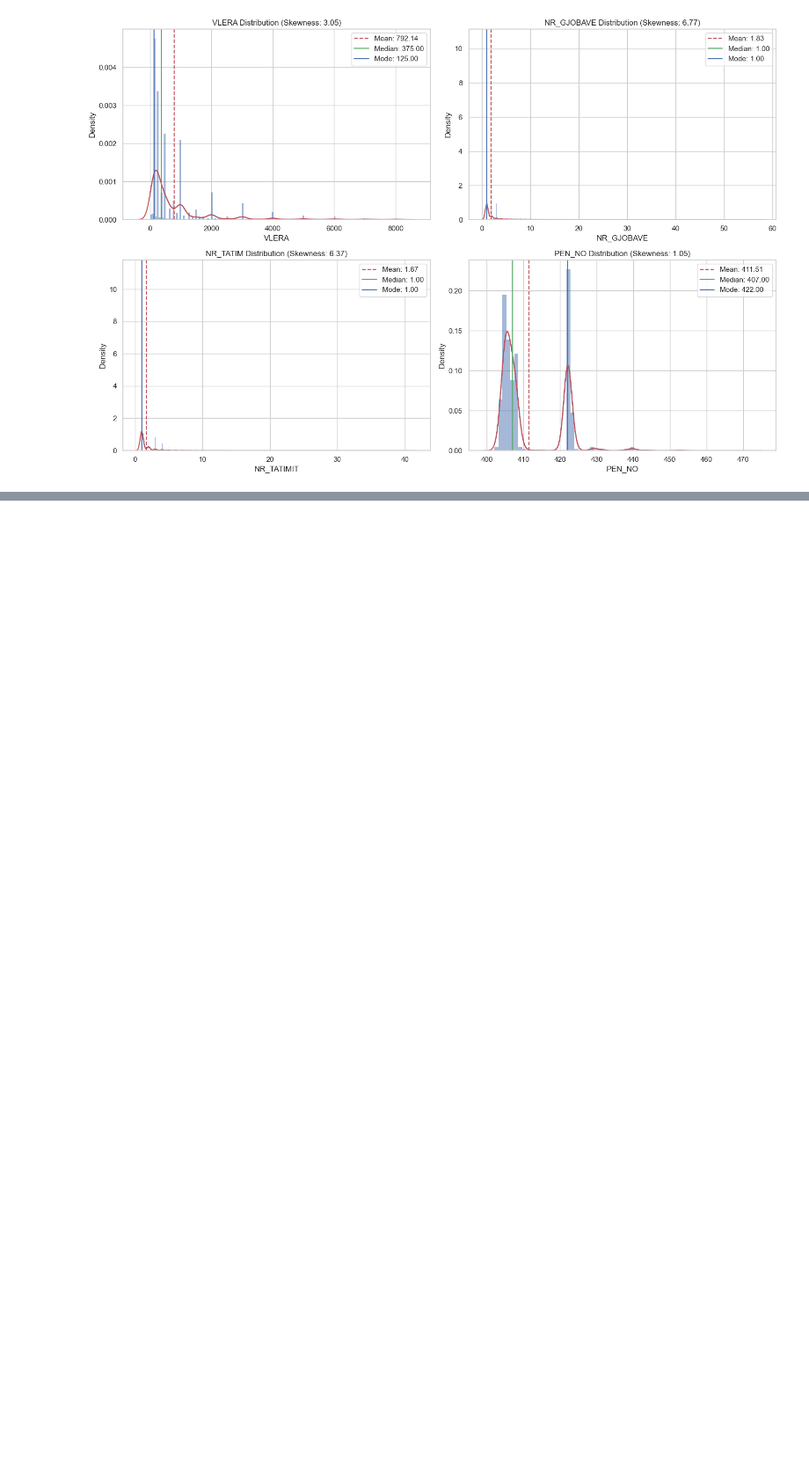
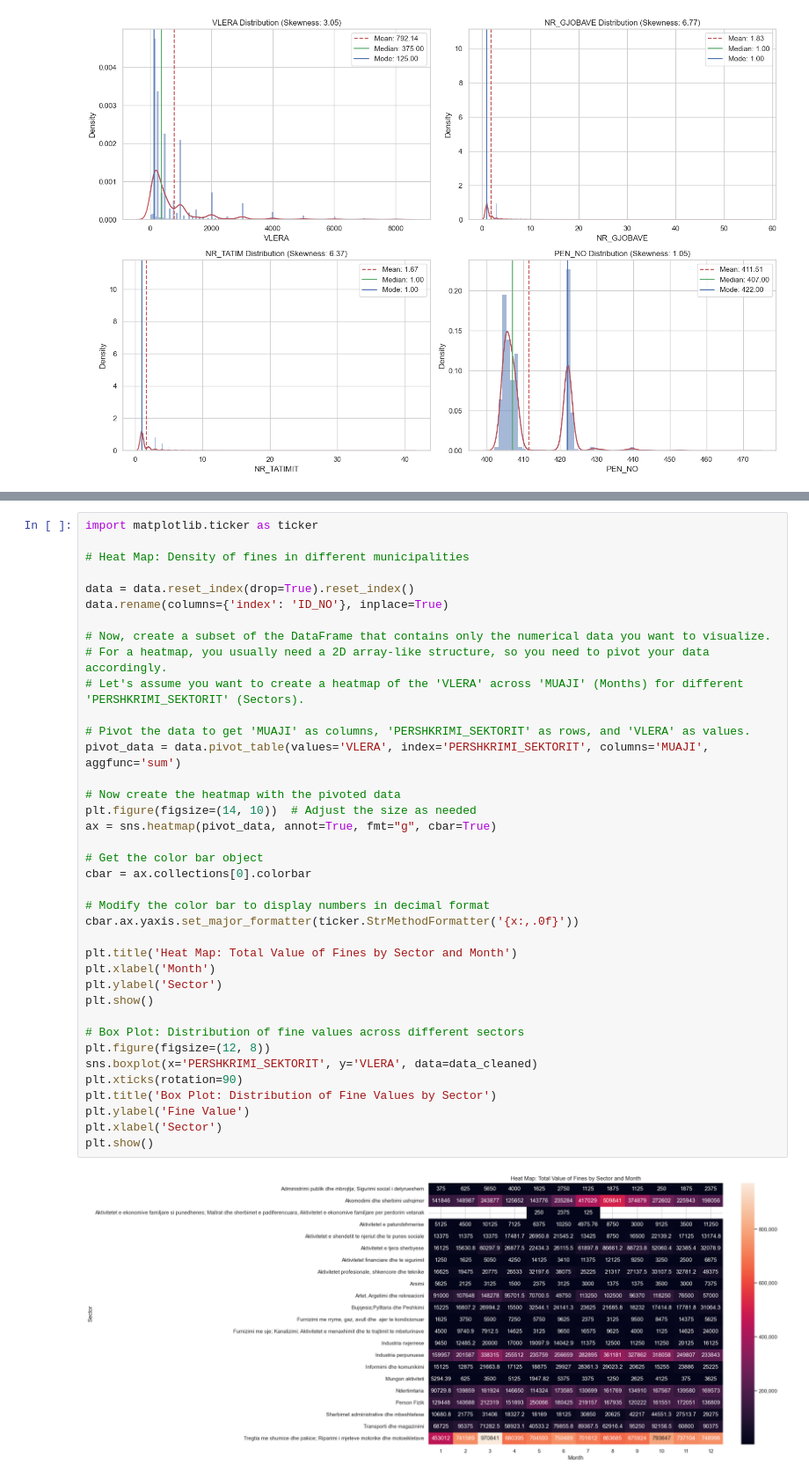
Before and after one commit to festinaqorrolli/Vleresimi-i-gjobave-te-leshuara-nga-ATK, a Jupyter notebook: data-preprocessing/main.ipynb, the cells around one changed output, grey strips where cells are left out. Shown at 88% size. Cells and saved outputs as stored; diff of their text form; blank space fills up the shorter version.

```diff
--- a/data-preprocessing/main.ipynb
+++ b/data-preprocessing/main.ipynb
@@ -560,0 +615,40 @@ plt.show()
+# %%
+import matplotlib.ticker as ticker
+
+# Heat Map: Density of fines in different municipalities
+
+data = data.reset_index(drop=True).reset_index()
+data.rename(columns={'index': 'ID_NO'}, inplace=True)
+
+# Now, create a subset of the DataFrame that contains only the numerical data you want to visualize.
+# For a heatmap, you usually need a 2D array-like structure, so you need to pivot your data accordingly.
+# Let's assume you want to create a heatmap of the 'VLERA' across 'MUAJI' (Months) for different 'PERSHKRIMI_SEKTORIT' (Sectors).
+
+# Pivot the data to get 'MUAJI' as columns, 'PERSHKRIMI_SEKTORIT' as rows, and 'VLERA' as values.
+pivot_data = data.pivot_table(values='VLERA', index='PERSHKRIMI_SEKTORIT', columns='MUAJI', aggfunc='sum')
+
+# Now create the heatmap with the pivoted data
+plt.figure(figsize=(14, 10))  # Adjust the size as needed
+ax = sns.heatmap(pivot_data, annot=True, fmt="g", cbar=True)
+
+# Get the color bar object
+cbar = ax.collections[0].colorbar
+
+# Modify the color bar to display numbers in decimal format
+cbar.ax.yaxis.set_major_formatter(ticker.StrMethodFormatter('{x:,.0f}'))
+
+plt.title('Heat Map: Total Value of Fines by Sector and Month')
+plt.xlabel('Month')
+plt.ylabel('Sector')
+plt.show()
+
+# Box Plot: Distribution of fine values across different sectors
+plt.figure(figsize=(12, 8))
+sns.boxplot(x='PERSHKRIMI_SEKTORIT', y='VLERA', data=data_cleaned)
+plt.xticks(rotation=90)
+plt.title('Box Plot: Distribution of Fine Values by Sector')
+plt.ylabel('Fine Value')
+plt.xlabel('Sector')
+plt.show()
+# %% [output]
+[figure, added]
```
Also changed, not shown: parts of 3 cells of this notebook.
